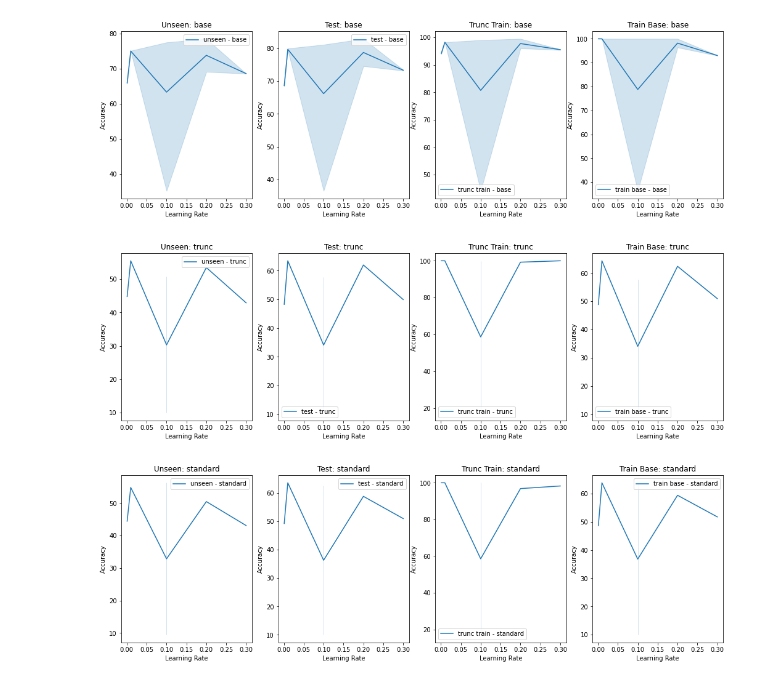
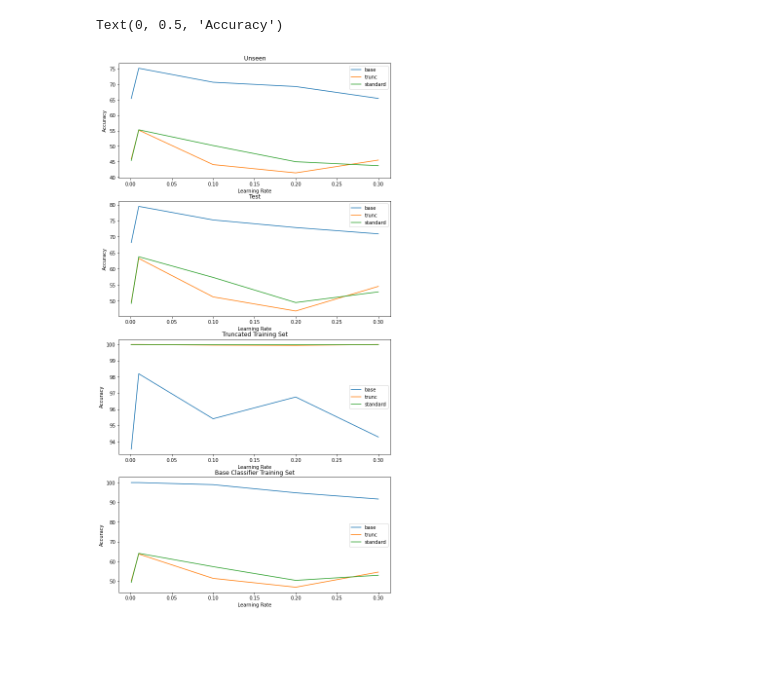
Before and after one commit to pstefanou12/Truncated-Deep-Neural-Networks, a Jupyter notebook: Read Experiments.ipynb, the cells around one changed output. Cells and saved outputs as stored; diff of their text form; code cells hidden in the pictures; blank space fills up the shorter version.

```diff
--- a/Read Experiments.ipynb
+++ b/Read Experiments.ipynb
@@ -58,5 +59,5 @@ standard_metadata = standard_reader.df('metadata')
 standard_unseen = standard_reader.df('unseen')
 standard_test = standard_reader.df('test')
 standard_trunc_train = standard_reader.df('trunc_train')
-standard_train_base = standard_reader.df('train_one')
+standard_train_base = standard_reader.df('train_base')
 standard_reader.close()
@@ -100,44 +72,58 @@ plot(standard_logs, standard_metadata, 'standard')
 # %%
+plt.figure(figsize=(10, 20))
 
-
-# plot accuracy scores for test datasets based off of learning rateas
-def _plot(metadata, unseen, test, trunc_train, train_base, class_):
-    plt.figure(figsize=(17.5, 5))
+# iterate over learning rates
+def filter_(metadata, unseen, test, trunc_train, train_base):
     # iterate over learning rates
     for i, lr in enumerate(metadata.lr.unique()):
         # experiment ids
         exp_ids = metadata[metadata.lr.isin([lr])].exp_id
 
         # use .apply() to find exp id for every experiment
         unseen['lr'] =  unseen.apply(lambda row: metadata[metadata.exp_id == row['exp_id']]['lr'], axis=1)
         test['lr'] = test.apply(lambda row: metadata[metadata.exp_id == row['exp_id']]['lr'], axis=1)
         trunc_train['lr'] = trunc_train.apply(lambda row: metadata[metadata.exp_id == row.exp_id]['lr'], axis=1)
         train_base['lr'] = train_base.apply(lambda row: metadata[metadata.exp_id == row.exp_id]['lr'], axis=1)
-    plt.subplot(1, 4, 1)
-    sns.lineplot(x='lr', y='test_prec1', data=unseen, label='unseen - {}'.format(class_))
-    plt.title('Unseen: {}'.format(class_))
-    plt.xlabel('Learning Rate')
-    plt.ylabel('Accuracy')
-    plt.subplot(1, 4, 2)
-    sns.lineplot(x='lr', y='test_prec1', data=test, label='test - {}'.format(class_))
-    plt.title('Test: {}'.format(class_))
-    plt.xlabel('Learning Rate')
-    plt.ylabel('Accuracy')
-    plt.subplot(1, 4, 3)
-    sns.lineplot(x='lr', y='test_prec1', data=trunc_train, label='trunc train - {}'.format(class_))
-    plt.title('Trunc Train: {}'.format(class_))
-    plt.xlabel('Learning Rate')
-    plt.ylabel('Accuracy')
-    plt.subplot(1, 4, 4)
-    plt.title('Train Base: {}'.format(class_))
-    sns.lineplot(x='lr', y='test_prec1', data=train_base, label='train base - {}'.format(class_))
-    plt.xlabel('Learning Rate')
-    plt.ylabel('Accuracy')
+    return unseen, test, trunc_train, train_base
+
+
+unseen_, test_, trunc_train_, train_base_ = filter_(base_metadata, unseen, test, trunc_train, train_base)
+trunc_unseen_, trunc_test_, trunc_trunc_train_, trunc_train_base_ = filter_(trunc_metadata, trunc_unseen, trunc_test, trunc_trunc_train, trunc_train_base)
+standard_unseen_, standard_test_, standard_trunc_train_, standard_train_base_ = filter_(standard_metadata, standard_unseen, standard_test, standard_trunc_train, standard_train_base)
+
+
+plt.subplot(4, 1, 1)
+sns.lineplot(x='lr', y='test_prec1', data=unseen_, label='base')
+sns.lineplot(x='lr', y='test_prec1', data=trunc_unseen_, label='trunc')
+sns.lineplot(x='lr', y='test_prec1', data=standard_unseen_, label='standard')
+plt.title('Unseen')
+plt.xlabel('Learning Rate')
+plt.ylabel('Accuracy')
+
+
+plt.subplot(4, 1, 2)
+sns.lineplot(x='lr', y='test_prec1', data=test_, label='base')
+sns.lineplot(x='lr', y='test_prec1', data=trunc_test_, label='trunc')
+sns.lineplot(x='lr', y='test_prec1', data=standard_test_, label='standard')
+plt.title('Test')
+plt.xlabel('Learning Rate')
+plt.ylabel('Accuracy')
+
+plt.subplot(4, 1, 3)
+sns.lineplot(x='lr', y='test_prec1', data=trunc_train_, label='base')
+sns.lineplot(x='lr', y='test_prec1', data=trunc_trunc_train_, label='trunc')
+sns.lineplot(x='lr', y='test_prec1', data=standard_trunc_train_, label='standard')
+plt.title('Truncated Training Set')
+plt.xlabel('Learning Rate')
+plt.ylabel('Accuracy')
+
+plt.subplot(4, 1, 4)
+sns.lineplot(x='lr', y='test_prec1', data=train_base_, label='base')
+sns.lineplot(x='lr', y='test_prec1', data=trunc_train_base_, label='trunc')
+sns.lineplot(x='lr', y='test_prec1', data=standard_train_base_, label='standard')
+plt.title('Base Classifier Training Set')
+plt.xlabel('Learning Rate')
+plt.ylabel('Accuracy')
+# %% [output]
+Text(0, 0.5, 'Accuracy')
+[figure, added]
-# %%
-_plot(base_metadata, unseen, test, trunc_train, train_base, 'base')
-_plot(trunc_metadata, trunc_unseen, trunc_test, trunc_trunc_train, trunc_train_base, 'trunc')
-_plot(standard_metadata, standard_unseen, standard_test, standard_trunc_train, standard_train_base, 'standard')
-# %% [output]
-[figure, removed]
-[figure, removed]
-[figure, removed]
```
Also changed, not shown: parts of 3 cells of this notebook, 1 other file.
